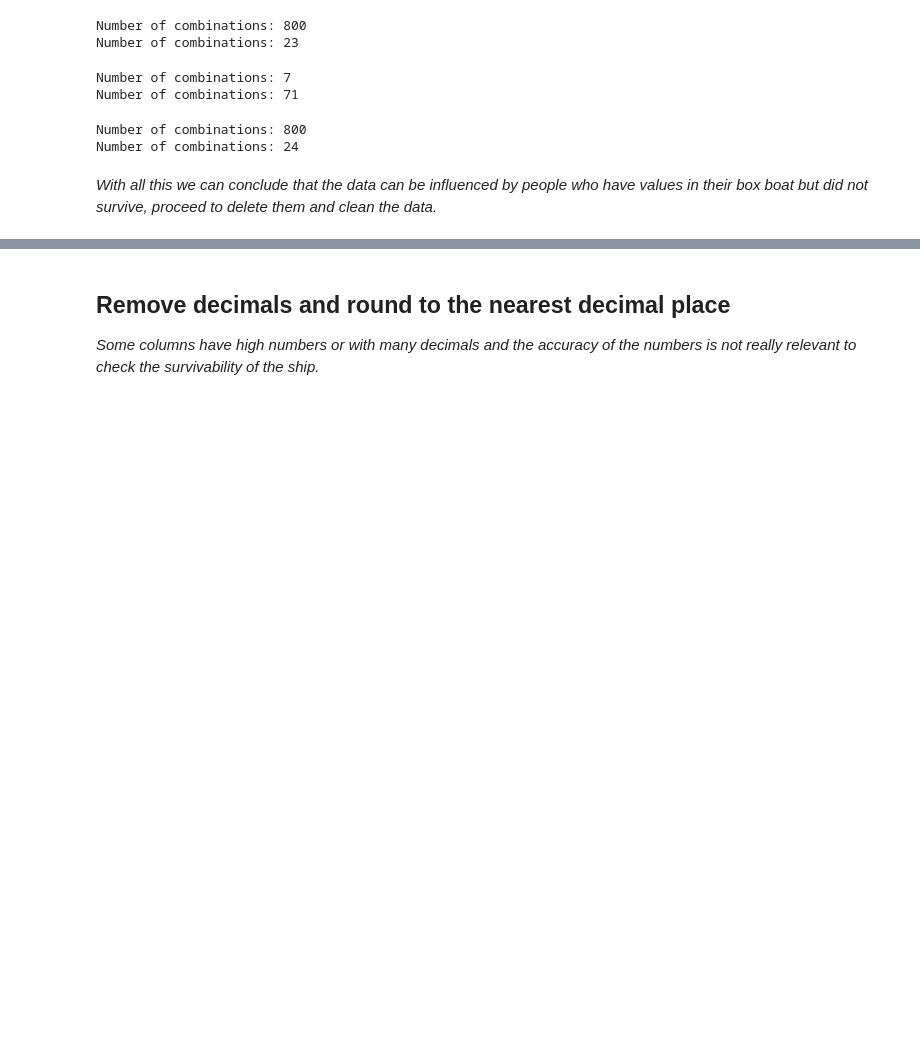
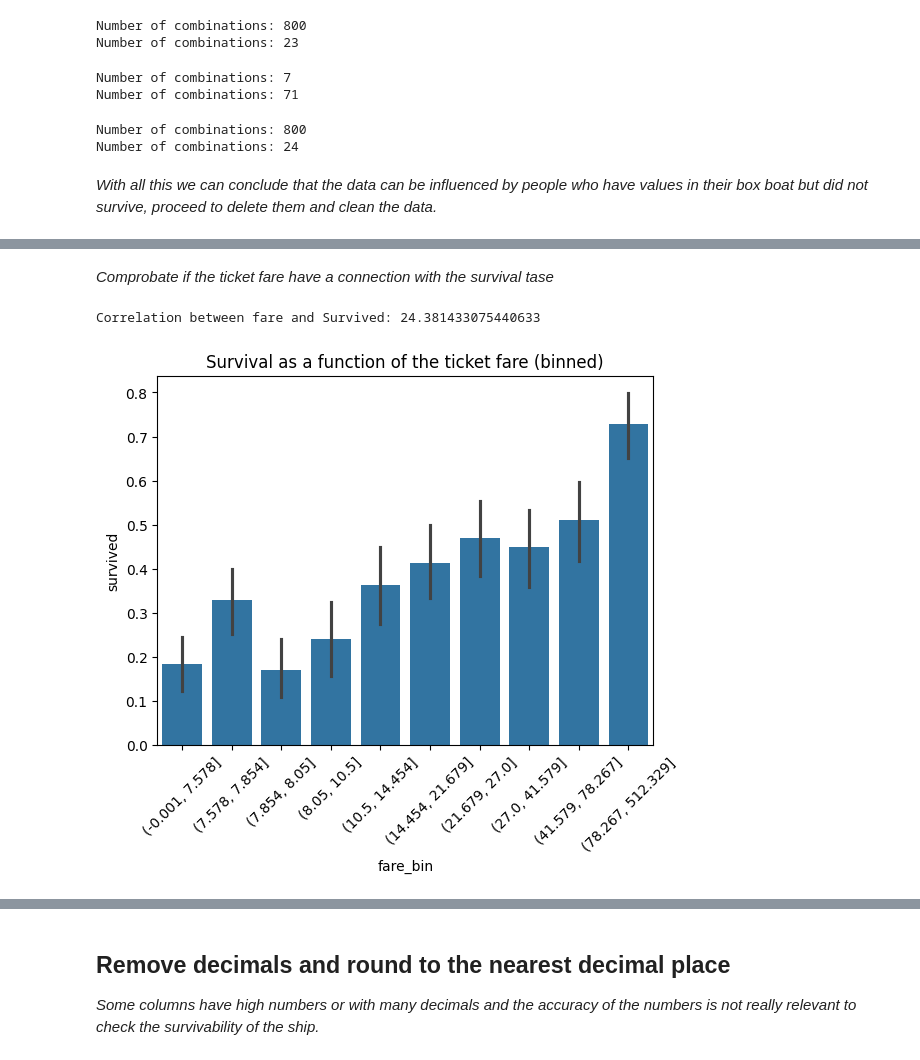
Before and after one commit to CrisHzz/TitanicSurvivors, a Jupyter notebook: DataCleaning/DatasetCleaning.ipynb, the cells around one changed output, grey strips where cells are left out. Saved outputs shown, nothing was run; the diff lists cells and outputs as text; code cells hidden in the pictures; blank space fills up the shorter version.

Commit message:
fix: :bug: Cleaning more data

```diff
--- a/DataCleaning/DatasetCleaning.ipynb
+++ b/DataCleaning/DatasetCleaning.ipynb
@@ -187,0 +186,8 @@ Number of combinations: 24
+# %%
+# Filter out rows where survived is 0 and boat is not NaN
+condition = (originalDataset['survived'] == 0) & (originalDataset['boat'].notna())
+
+# Remove those rows from the DataFrame
+originalDataset = originalDataset.drop(originalDataset[condition].index)
+
+originalDataset
@@ -187,0 +208,17 @@ Number of combinations: 24
+# %% [markdown]
+*Comprobate if the  ticket fare have a connection with the survival tase*
+# %%
+correlation_fare = originalDataset['fare'].corr(originalDataset['survived'])
+
+print(f'Correlation between fare and Survived: {correlation_fare*100}')
+
+originalDataset['fare_bin'] = pd.qcut(originalDataset['fare'], 10) #Create a 10 bins to analizate
+
+
+sns.barplot(x='fare_bin', y='survived', data=originalDataset)
+plt.xticks(rotation=45)
+plt.title('Survival as a function of the ticket fare (binned)')
+plt.show()
+# %% [output]
+Correlation between fare and Survived: 24.381433075440633
+[figure, added]
```
Also changed, not shown: parts of 12 cells of this notebook.
